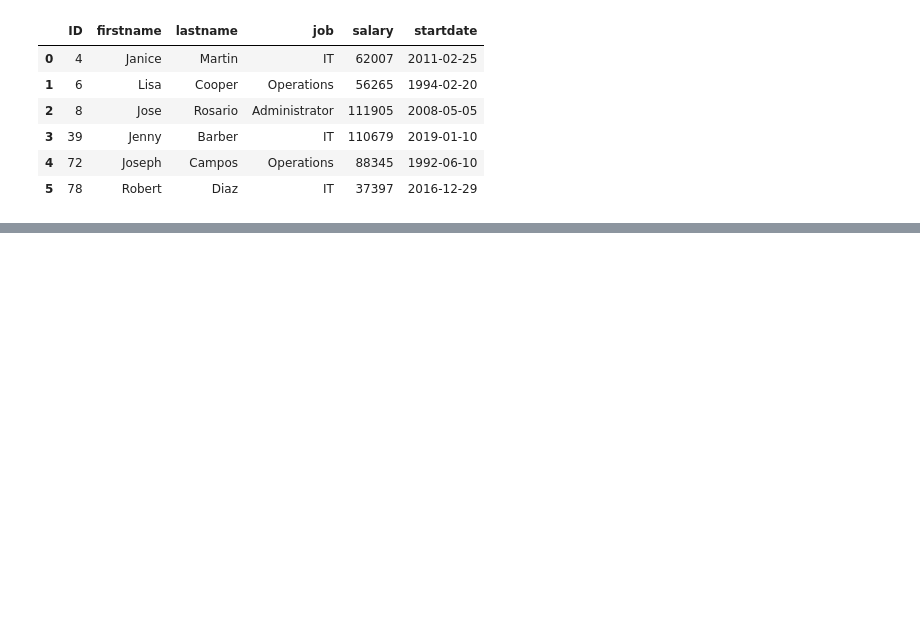
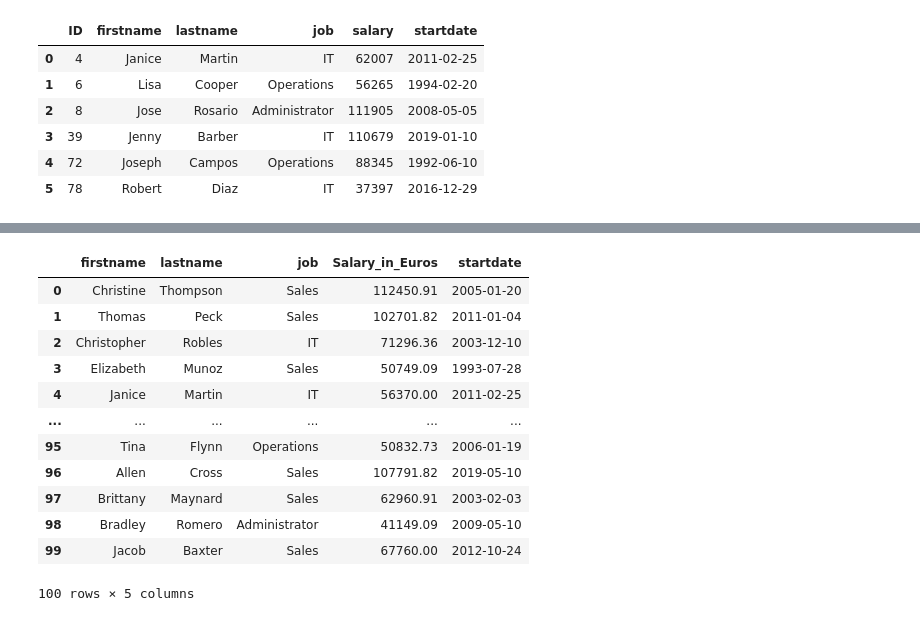
Before and after one commit to tamadasun/SQL_challenge, a Jupyter notebook: 01_basic.ipynb, the cells around one changed output, grey strips where cells are left out. Saved outputs shown, nothing was run; the diff lists cells and outputs as text; code cells hidden in the pictures; blank space fills up the shorter version.

```diff
--- a/01_basic.ipynb
+++ b/01_basic.ipynb
@@ -580,0 +602,31 @@ result21
+# %%
+#23) Query the `employees` table, but convert their salaries to Euros.
+    #* _Hint:_ 1 Euro = 1.1 USD.
+    #* _Hint2:_ If you think the output is ugly, try out the `ROUND()` function.
+
+query = """
+SELECT firstname,
+    lastname,
+    job,
+    ROUND(salary / 1.1, 2) AS Salary_in_Euros,
+    startdate
+FROM employees;
+"""
+
+result23 = sql.read_sql(query, conn)
+
+result23
+# %% [output]
+|  | firstname | lastname | job | Salary_in_Euros | startdate |
+| 0 | Christine | Thompson | Sales | 112450.91 | 2005-01-20 |
+| 1 | Thomas | Peck | Sales | 102701.82 | 2011-01-04 |
+| 2 | Christopher | Robles | IT | 71296.36 | 2003-12-10 |
+| 3 | Elizabeth | Munoz | Sales | 50749.09 | 1993-07-28 |
+| 4 | Janice | Martin | IT | 56370.00 | 2011-02-25 |
+| ... | ... | ... | ... | ... | ... |
+| 95 | Tina | Flynn | Operations | 50832.73 | 2006-01-19 |
+| 96 | Allen | Cross | Sales | 107791.82 | 2019-05-10 |
+| 97 | Brittany | Maynard | Sales | 62960.91 | 2003-02-03 |
+| 98 | Bradley | Romero | Administrator | 41149.09 | 2009-05-10 |
+| 99 | Jacob | Baxter | Sales | 67760.00 | 2012-10-24 |
+100 rows × 5 columns
```
Also changed, not shown: parts of 15 cells of this notebook.
